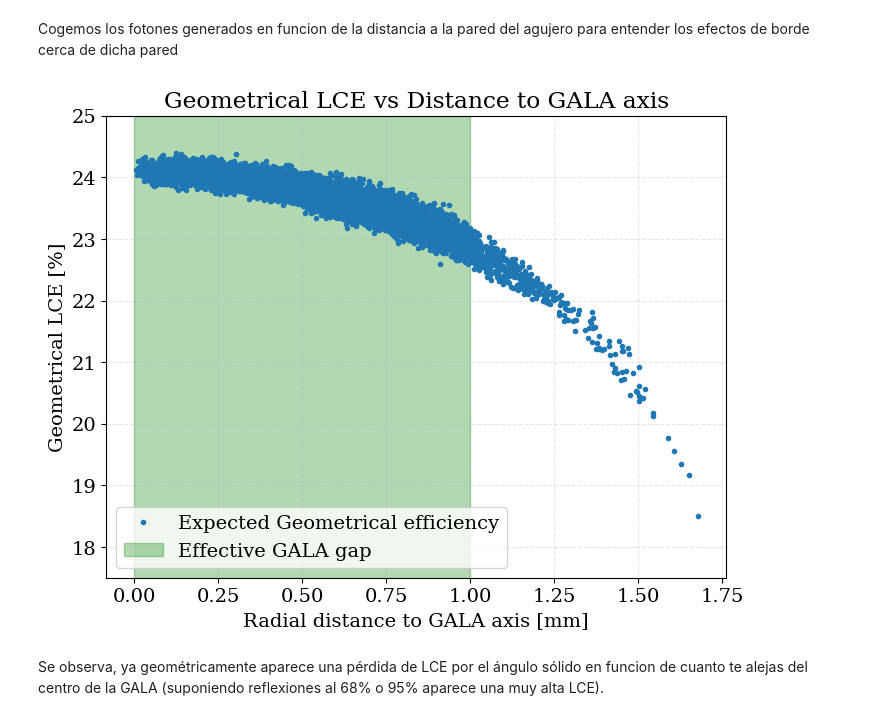
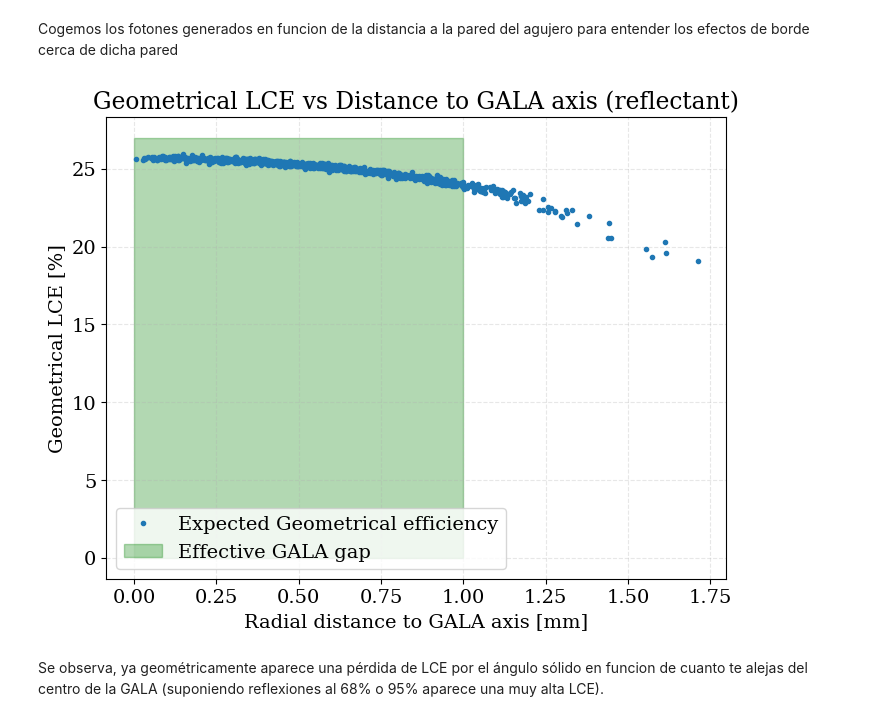
Before and after one commit to pablovzqz/GALA_hole, a Jupyter notebook: analysis/Offline_Electronics_Manual.ipynb, the cells around one changed output. Cells and saved outputs as stored; diff of their text form; code cells hidden in the pictures.

```diff
--- a/analysis/Offline_Electronics_Manual.ipynb
+++ b/analysis/Offline_Electronics_Manual.ipynb
@@ -25,7 +25,7 @@ def gaussian(x, A, sigma, mu):
 
 El documento es demasiado grande como para leerlo todo conjunto en memoria, de forma que se abre en secciones.
 # %%
-path ='/Users/pablovazquez/GALA_hole/build/geometric_hits_reflectantGALA_newPITCH_alternative_fullpeak.txt'
+path ='/Users/pablovazquez/GALA_hole/build/geometric_hits_reflectiveGALA_test.txt'
 # %%
 usecols = ['event_id', 'time_ns', 'vx_mm', 'vy_mm', 'vz_mm', 'nPhotons']
 
@@ -39,7 +39,7 @@ radius_by_event = {}
 photons_generated_by_event = {}
 
 for chunk in pd.read_csv(path, sep=r'\s+', usecols = usecols, chunksize = chunksize):
-    chunk['vR_mm'] = np.sqrt(chunk['vx_mm']**2 + chunk['vy_mm']**2 + chunk['vz_mm']**2)
+    chunk['vR_mm'] = np.sqrt(chunk['vx_mm']**2 + chunk['vy_mm']**2)
     time_min = min(time_min, chunk['time_ns'].min())
     time_max = max(time_max, chunk['time_ns'].max())
 
@@ -132,19 +145,19 @@ df_hits['lce'] = df_hits['photons'] / df_hits['photons_generated']
 # %%
 plt.figure(figsize=(8, 6))
 plt.plot(radius, df_hits.lce * 100, '.', label = 'Expected Geometrical efficiency');
-plt.fill_between((0, 1),(25, 25), alpha=0.3, color = 'green', label = 'Effective GALA gap');
+plt.fill_between((0, 1),(27, 27), alpha=0.3, color = 'green', label = 'Effective GALA gap');
 
-plt.title('Geometrical LCE vs Distance to GALA axis');
+plt.title('Geometrical LCE vs Distance to GALA axis (reflectant)');
 plt.xlabel('Radial distance to GALA axis [mm]');
 plt.ylabel('Geometrical LCE [%]');
 
 plt.grid(True, alpha=0.3, linestyle='--')
 
-plt.ylim(17.5, 25)
+
 plt.legend(loc = 'lower left');
-plt.savefig('/Users/pablovazquez/GALA_hole/results/geometrical_lce_teflon.png')
+plt.savefig('/Users/pablovazquez/GALA_hole/results/geometrical_lce_reflectant.png')
 # %% [output]
-[figure, old version]
+[figure, new version]
 # %% [markdown]
 Se observa, ya geométricamente aparece una pérdida de LCE por el ángulo sólido en funcion de cuanto te alejas del centro de la GALA (suponiendo reflexiones al 68% o 95% aparece una muy alta LCE).
 # %% [markdown]
```
Also changed, not shown: parts of 16 cells of this notebook, 22 other files.
